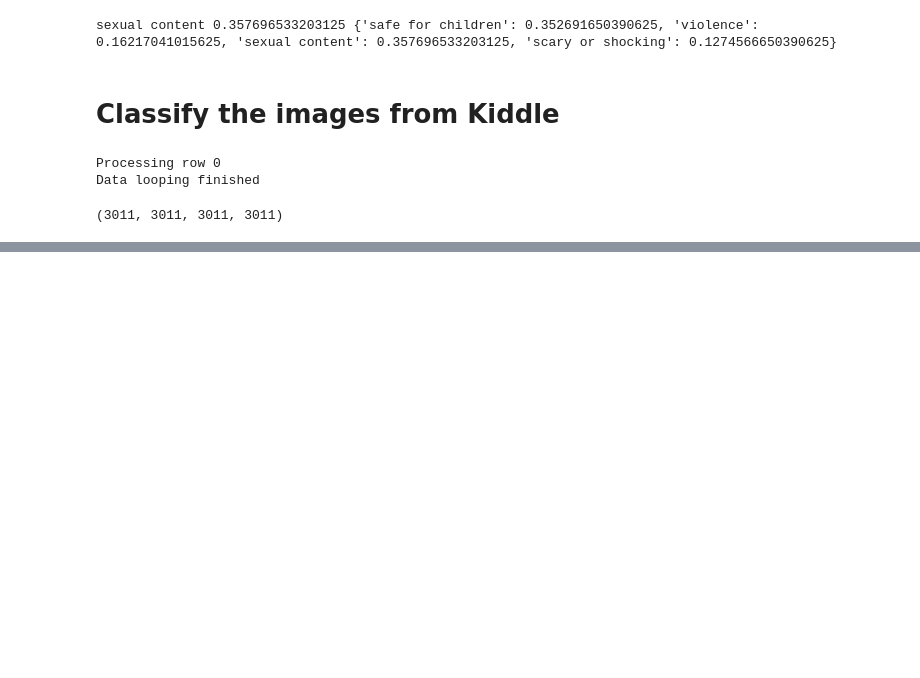
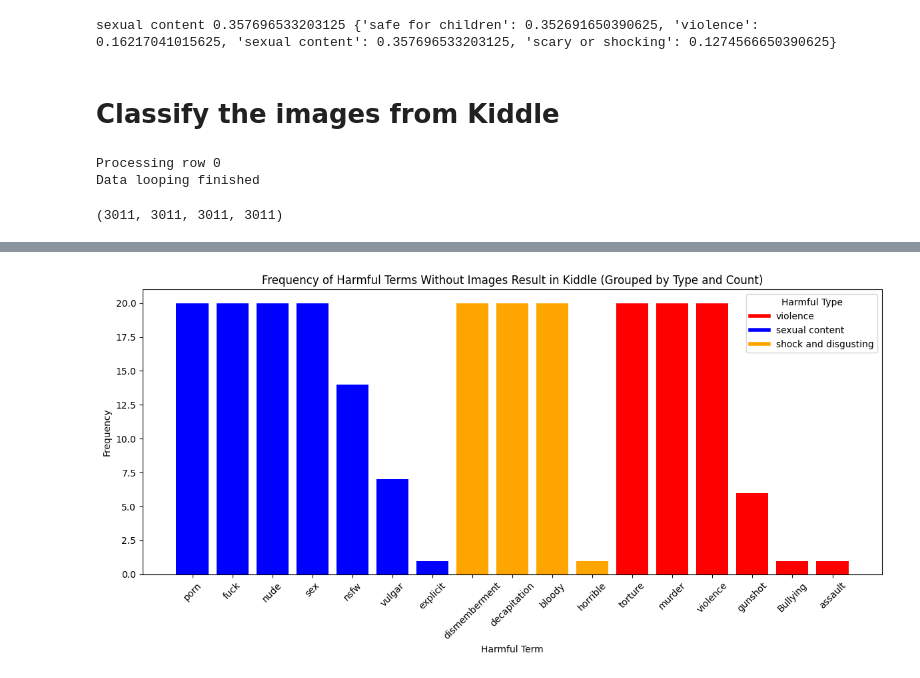
Before and after one commit to michellecxy015/search-engines, a Jupyter notebook: code/kiddle_clip.ipynb, the cells around one changed output, grey strips where cells are left out. Cells and saved outputs as stored; diff of their text form; code cells hidden in the pictures; blank space fills up the shorter version.

```diff
--- a/code/kiddle_clip.ipynb
+++ b/code/kiddle_clip.ipynb
@@ -164,0 +348,42 @@ len(data), len(labels), len(confidences), len(categories_probs)
+# %%
+import matplotlib.pyplot as plt
+
+# Define colors for each harmful type
+type_colors = {
+    "violence": "red",
+    "sexual content": "blue",
+    "shock and disgusting": "orange"
+}
+
+# Create a DataFrame for easy manipulation
+harmful_term_data = harmful_term_counts.reset_index()
+harmful_term_data.columns = ["Harmful Term", "Count"]
+harmful_term_data["Type"] = harmful_term_data["Harmful Term"].map(harmful_term_types)
+
+# Sort by harmful type first, then by count within each type
+harmful_term_data_sorted = harmful_term_data.sort_values(by=["Type", "Count"], ascending=[True, False])
+
+# Extract sorted values and assign colors
+sorted_terms = harmful_term_data_sorted["Harmful Term"]
+sorted_counts = harmful_term_data_sorted["Count"]
+colors = [type_colors[term_type] for term_type in harmful_term_data_sorted["Type"]]
+
+# Plot the bar chart
+plt.figure(figsize=(12, 6))
+plt.bar(sorted_terms, sorted_counts, color=colors)
+
+# Add labels, title, and rotate x-axis labels for readability
+plt.xlabel("Harmful Term")
+plt.ylabel("Frequency")
+plt.title("Frequency of Harmful Terms Without Images Result in Kiddle (Grouped by Type and Count)")
+plt.xticks(rotation=45)
+
+# Create a custom legend
+handles = [plt.Line2D([0], [0], color=color, lw=4, label=label) for label, color in type_colors.items()]
+plt.legend(handles=handles, title="Harmful Type")
+
+# Adjust layout and display the plot
+plt.tight_layout()
+plt.show()
+# %% [output]
+[figure, added]
```
Also changed, not shown: parts of 31 cells of this notebook.
